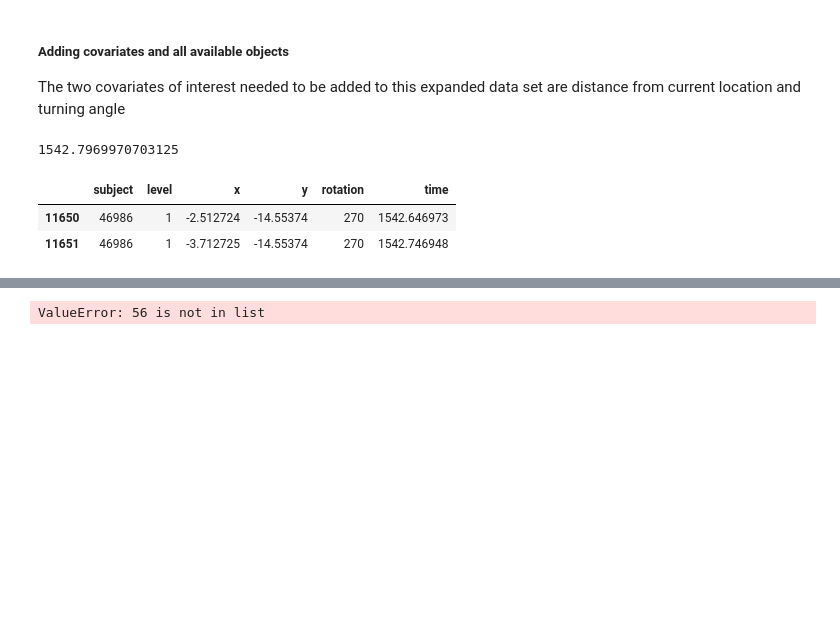
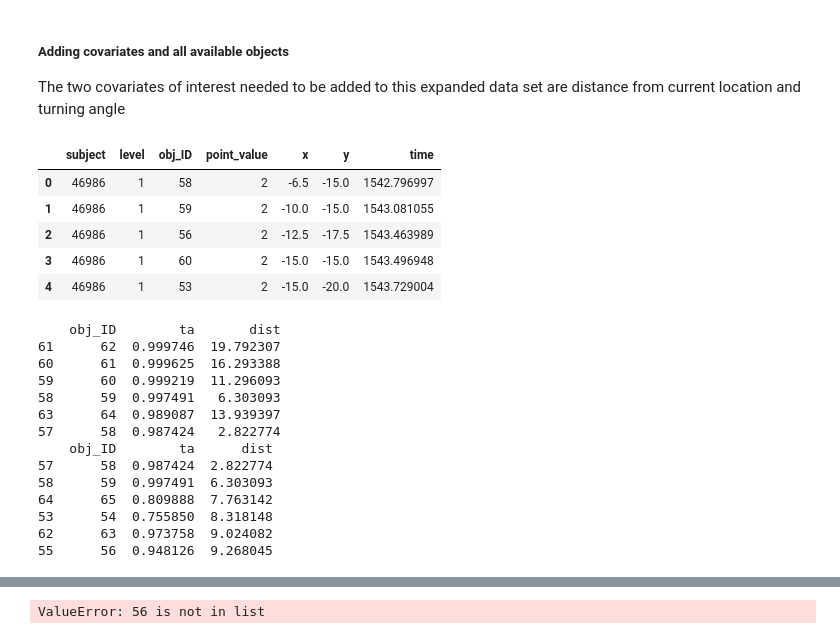
Before and after one commit to lcwat/coconuts_thesis, a Jupyter notebook: py/notebooks/data_expansion.ipynb, the cells around one changed output, grey strips where cells are left out. Drawn from its saved outputs; the diff is of its cells as text; code cells hidden in the pictures; blank space fills up the shorter version.

```diff
--- a/py/notebooks/data_expansion.ipynb
+++ b/py/notebooks/data_expansion.ipynb
@@ -113,22 +163,84 @@ path_slice_df = player_paths[
+# %%
+slice_df.head()
+# %% [output]
+|  | subject | level | obj_ID | point_value | x | y | time |
+| 0 | 46986 | 1 | 58 | 2 | -6.5 | -15.0 | 1542.796997 |
+| 1 | 46986 | 1 | 59 | 2 | -10.0 | -15.0 | 1543.081055 |
+| 2 | 46986 | 1 | 56 | 2 | -12.5 | -17.5 | 1543.463989 |
+| 3 | 46986 | 1 | 60 | 2 | -15.0 | -15.0 | 1543.496948 |
+| 4 | 46986 | 1 | 53 | 2 | -15.0 | -20.0 | 1543.729004 |
 # %%
-def find_heading_angle(
-    collection_time=float, path_df=pd.DataFrame
+# grouped function to find both ta and distances of alternatives
+def find_turning_angles_and_distances(
+    collection_time=float, path_df=pd.DataFrame, lvl_coco_locs=pd.DataFrame
 ):
+
+    # find the heading angle
 
     # slice the path df before collection time
     path_slice = path_df[path_df.time <= collection_time].tail(n=2)
 
-    return path_slice
+    # get heading angle
+    heading_angle = np.atan2(
+        path_slice.iloc[1].y - path_slice.iloc[0].y,
+        path_slice.iloc[1].x - path_slice.iloc[0].x
+    )
+
+    # find turning angles to available obj
+    # empty list for angles
+    ta_list = [
+        np.atan2(
+            lvl_coco_locs.iloc[coco-1].y -
+            path_slice.iloc[1].y,
+            lvl_coco_locs.iloc[coco-1].x -
+            path_slice.iloc[1].x
+        ) - heading_angle for coco in lvl_coco_locs.obj_ID
+    ]
+
+    # find the distances
+    dist_list = [
+        np.sqrt(
+            np.pow(lvl_coco_locs.iloc[coco-1].y -
+                   path_slice.iloc[1].y, 2) +
+            np.pow(lvl_coco_locs.iloc[coco-1].x -
+                   path_slice.iloc[1].x, 2)
+        ) for coco in lvl_coco_locs.obj_ID
+    ]
+
+    return ta_list, dist_list
 
 
-print(slice_df.iloc[0].time)
+# check out how it is working, can compare to plot_forage_path in
+# pull_and_clean R script
 
-find_heading_angle(slice_df.iloc[0].time, path_slice_df)
+
+# tas, dists = find_turning_angles_and_distances(
+#     slice_df.iloc[0].time, path_slice_df, lvl_locs)
+
+# # combine into little df with obj ids for viewing
+# df = pd.DataFrame({
+#     'obj_ID': lvl_locs.obj_ID,
+#     'ta': np.cos(tas),
+#     'dist': dists
+# })
+
+# print(df.sort_values(by='ta', ascending=False).head(n=6))
+# print(df.sort_values(by='dist', ascending=True).head(n=6))
 # %% [output]
-1542.7969970703125
+    obj_ID        ta       dist
+61      62  0.999746  19.792307
+60      61  0.999625  16.293388
+59      60  0.999219  11.296093
+58      59  0.997491   6.303093
+63      64  0.989087  13.939397
+57      58  0.987424   2.822774
+    obj_ID        ta      dist
+57      58  0.987424  2.822774
+58      59  0.997491  6.303093
+64      65  0.809888  7.763142
+53      54  0.755850  8.318148
+62      63  0.973758  9.024082
+55      56  0.948126  9.268045
-|  | subject | level | x | y | rotation | time |
-| 11650 | 46986 | 1 | -2.512724 | -14.55374 | 270 | 1542.646973 |
-| 11651 | 46986 | 1 | -3.712725 | -14.55374 | 270 | 1542.746948 |
 # %%
 # neighbors distance
 def neighborhood_value(
```
Also changed, not shown: parts of 8 cells of this notebook, 2 other files.
